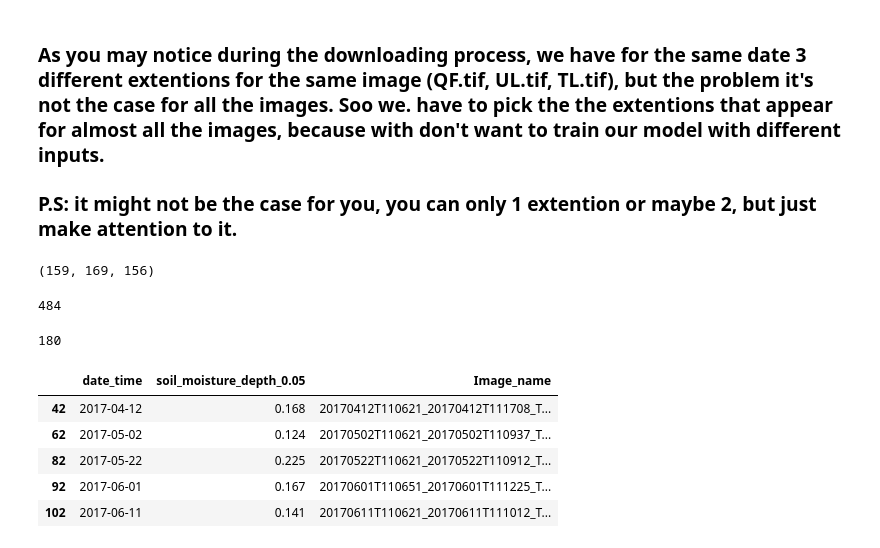
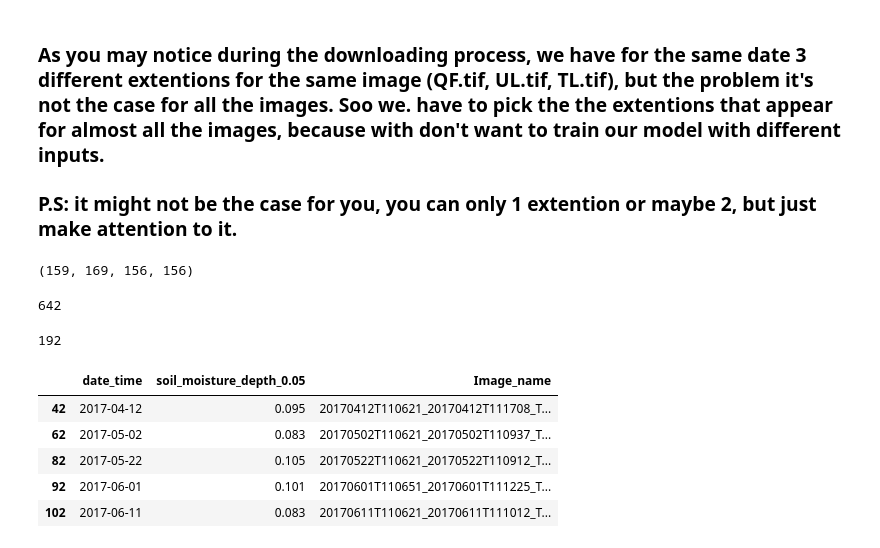
Before and after one commit to Jouhafa/Soil-Mositure-prediction, a Jupyter notebook: Data_collection/DataCollection_fieldMeas&Images.ipynb, the cells around one changed output. Cells and saved outputs as stored; diff of their text form; code cells hidden in the pictures.

```diff
--- a/Data_collection/DataCollection_fieldMeas&Images.ipynb
+++ b/Data_collection/DataCollection_fieldMeas&Images.ipynb
@@ -29,6 +62,6 @@ from ismn.interface import ISMN_Interface
 # %%
 ## Process tha data file with the ISMN interface :
 
-data_path = "/content/drive/MyDrive/Datasets/Data_separate_files_header_20170301_20201231_8964_yyUQ_20210804"
+data_path = "/content/drive/MyDrive/Datasets/Data_separate_files_header_20170301_20201231_8964_imyy_20210812"
 ismn_data = ISMN_Interface(data_path, parallel=True)
 # %% [output]
@@ -105,7 +138,7 @@ def get_station_by(network):
 # %%
 ## Get The dataset of the network-station desired :
 
-dataset = get_sensor_by('REMEDHUS','Llanos_de_la_Boveda')
+dataset = get_sensor_by('REMEDHUS','Casa_Periles')
 # %%
 pd.set_option("display.max_rows", False)
 # %%
@@ -225,7 +285,7 @@ import os
 # %%
 ## Read the data from the 2 stations :
 
-df1 = pd.read_csv("/content/SMC_dataset_2017to2020.csv")
+df1 = pd.read_csv("/content/SMC_dataset_2017to2020_Area3.csv")
 # %%
 df1.head()
 # %% [output]
@@ -335,8 +386,8 @@ fig.show()
 ### P.S: it might not be the case for you, you can only 1 extention or maybe 2, but just make attention to it.
 # %%
 
-directory = '/content/drive/MyDrive/Senti_Images-2017to2020_newArea'
-a, b, c = 0, 0, 0
+directory = '/content/drive/MyDrive/Senti_Images-2017to2020_Area3'
+a, b, c,  d = 0, 0, 0, 0
 for filename in os.listdir(directory):
     if filename.endswith("TL.tif"):
       a+=1
@@ -344,10 +395,12 @@ for filename in os.listdir(directory):
       b+=1
     if filename.endswith("QF.tif"):
       c+=1
+    if filename.endswith("QF.tif"):
+      d+=1
 # %%
-a,b,c
+a,b,c, d
 # %% [output]
-(159, 169, 156)
+(159, 169, 156, 156)
 # %%
 ## Get a list of the dates from image name :
 
@@ -366,40 +419,40 @@ myset = set(data_list)
 # %%
 len(data_list)
 # %% [output]
-484
+642
 # %%
 len(myset)
 # %% [output]
-180
+192
 # %%
 ## Selection of the only useful days and add images names :
 
-directory = '/content/drive/MyDrive/Senti_Images-2017to2020_newArea'
+directory = '/content/drive/MyDrive/Senti_Images-2017to2020_Area3'
 data_list =[]
 Vals = []
 
 for filename in os.listdir(directory):
     if filename.endswith("UL.tif"):
 
       im_date = filename[0:4]+"-"+filename[4:6]+"-"+filename[6:8]
 
       if im_date in Rdataset["date_time"].values :
           index_date= np.where(Rdataset["date_time"]==im_date )
           rdata = Rdataset.iloc[index_date]
           data_list.append(rdata)
           dataset = pd.concat(data_list)
           Vals.append(filename)
 
 
 dataset['Image_name']= Vals
 dataset.head()
 # %% [output]
 |  | date_time | soil_moisture_depth_0.05 | Image_name |
-| 42 | 2017-04-12 | 0.168 | 20170412T110621_20170412T111708_T... |
-| 62 | 2017-05-02 | 0.124 | 20170502T110621_20170502T110937_T... |
-| 82 | 2017-05-22 | 0.225 | 20170522T110621_20170522T110912_T... |
-| 92 | 2017-06-01 | 0.167 | 20170601T110651_20170601T111225_T... |
-| 102 | 2017-06-11 | 0.141 | 20170611T110621_20170611T111012_T... |
+| 42 | 2017-04-12 | 0.095 | 20170412T110621_20170412T111708_T... |
+| 62 | 2017-05-02 | 0.083 | 20170502T110621_20170502T110937_T... |
+| 82 | 2017-05-22 | 0.105 | 20170522T110621_20170522T110912_T... |
+| 92 | 2017-06-01 | 0.101 | 20170601T110651_20170601T111225_T... |
+| 102 | 2017-06-11 | 0.083 | 20170611T110621_20170611T111012_T... |
 # %%
 ## Save dataset :
 
```
Also changed, not shown: parts of 27 cells of this notebook.
